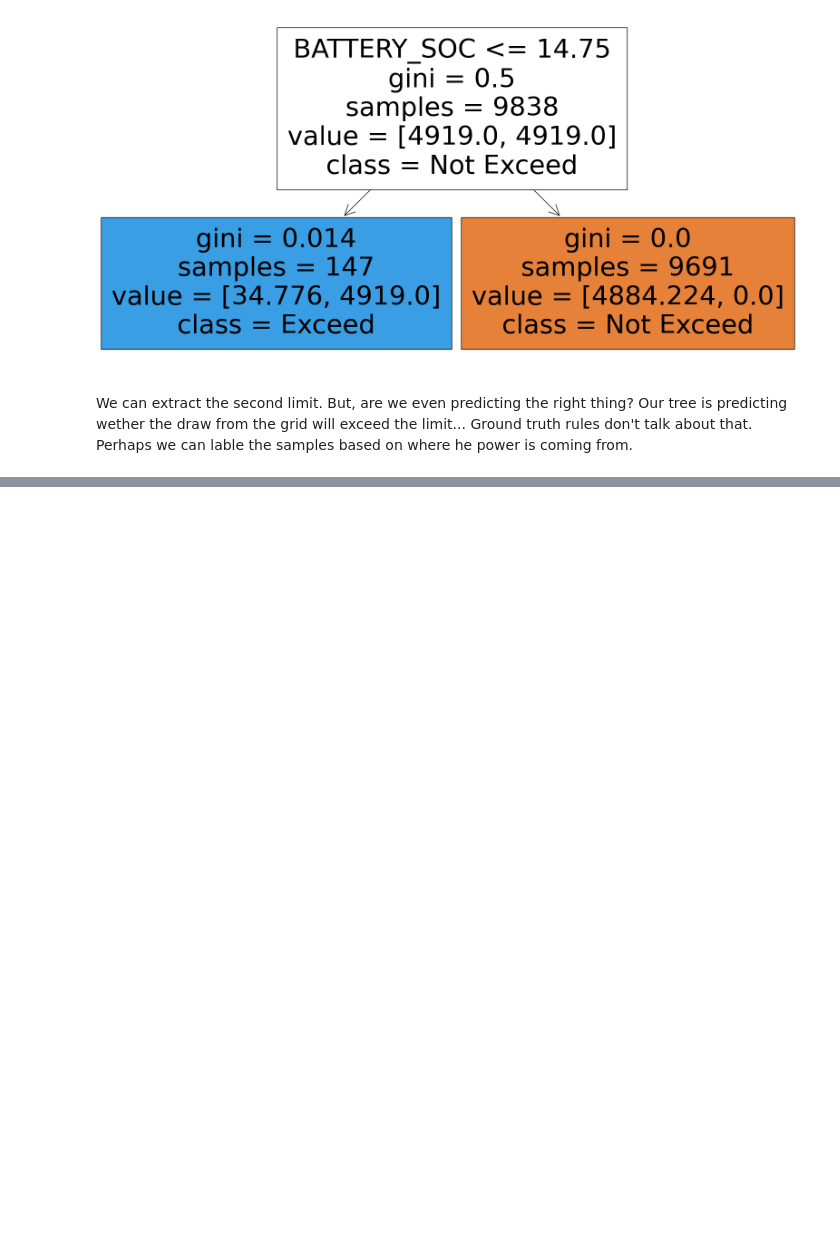
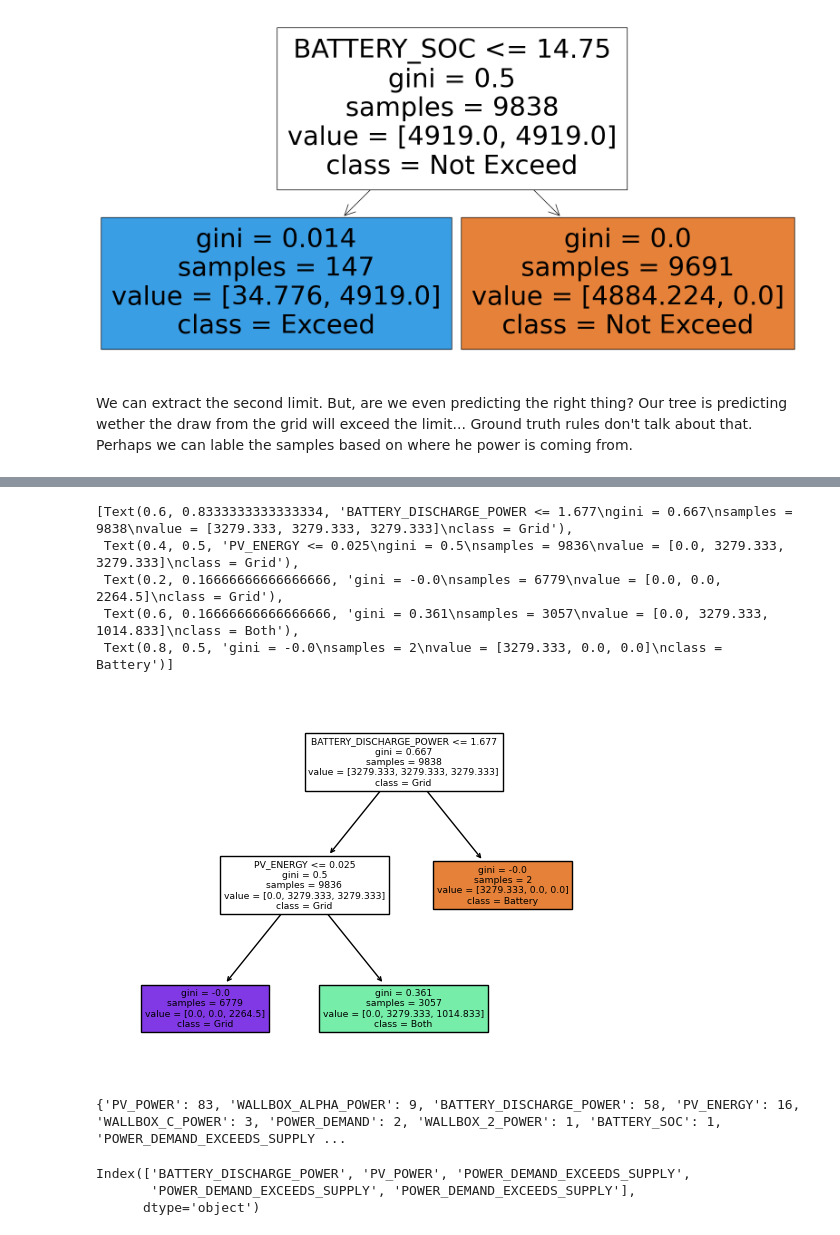
Before and after one commit to SanchoSamba/DS-project, a Jupyter notebook: EDA.ipynb, the cells around one changed output, grey strips where cells are left out. Saved outputs shown, nothing was run; the diff lists cells and outputs as text; code cells hidden in the pictures; blank space fills up the shorter version.

```diff
--- a/EDA.ipynb
+++ b/EDA.ipynb
@@ -179,0 +267,29 @@ We can extract the second limit. But, are we even predicting the right thing? Ou
+# %%
+plot_tree(tree, filled=True, feature_names=df_GT.drop(['DRAWN_FROM', '_time', 'GARAGE_EXTERNAL_POWER'], axis=1).columns, class_names=['Battery', 'Both', 'Grid'])
+# %% [output]
+[Text(0.6, 0.8333333333333334, 'BATTERY_DISCHARGE_POWER <= 1.677\ngini = 0.667\nsamples = 9838\nvalue = [3279.333, 3279.333, 3279.333]\nclass = Grid'),
+ Text(0.4, 0.5, 'PV_ENERGY <= 0.025\ngini = 0.5\nsamples = 9836\nvalue = [0.0, 3279.333, 3279.333]\nclass = Grid'),
+ Text(0.2, 0.16666666666666666, 'gini = -0.0\nsamples = 6779\nvalue = [0.0, 0.0, 2264.5]\nclass = Grid'),
+ Text(0.6, 0.16666666666666666, 'gini = 0.361\nsamples = 3057\nvalue = [0.0, 3279.333, 1014.833]\nclass = Both'),
+ Text(0.8, 0.5, 'gini = -0.0\nsamples = 2\nvalue = [3279.333, 0.0, 0.0]\nclass = Battery')]
+[figure, added]
+# %%
+print(features)
+# %% [output]
+{'PV_POWER': 83, 'WALLBOX_ALPHA_POWER': 9, 'BATTERY_DISCHARGE_POWER': 58, 'PV_ENERGY': 16, 'WALLBOX_C_POWER': 3, 'POWER_DEMAND': 2, 'WALLBOX_2_POWER': 1, 'BATTERY_SOC': 1, 'POWER_DEMAND_EXCEEDS_SUPPLY ...
+# %%
+# Assuming `tree` is your fitted DecisionTreeClassifier or DecisionTreeRegressor
+# and `df` is your DataFrame
+
+# Get the feature indices used for splitting
+feature_indices = tree.tree_.feature
+
+# Get the feature names
+feature_names = df_GT.drop(['DRAWN_FROM', '_time', 'GARAGE_EXTERNAL_POWER'], axis=1).columns[feature_indices]
+
+# Print the feature names
+print(feature_names)
+# %% [output]
+Index(['BATTERY_DISCHARGE_POWER', 'PV_POWER', 'POWER_DEMAND_EXCEEDS_SUPPLY',
+       'POWER_DEMAND_EXCEEDS_SUPPLY', 'POWER_DEMAND_EXCEEDS_SUPPLY'],
+      dtype='object')
```
Also changed, not shown: parts of 8 cells of this notebook.
